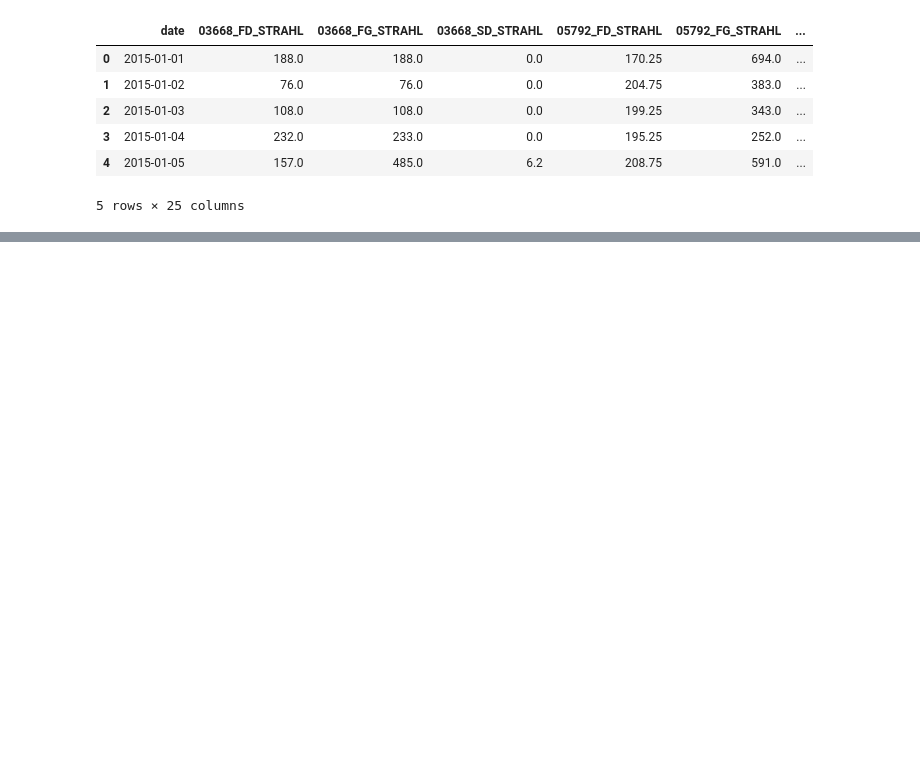
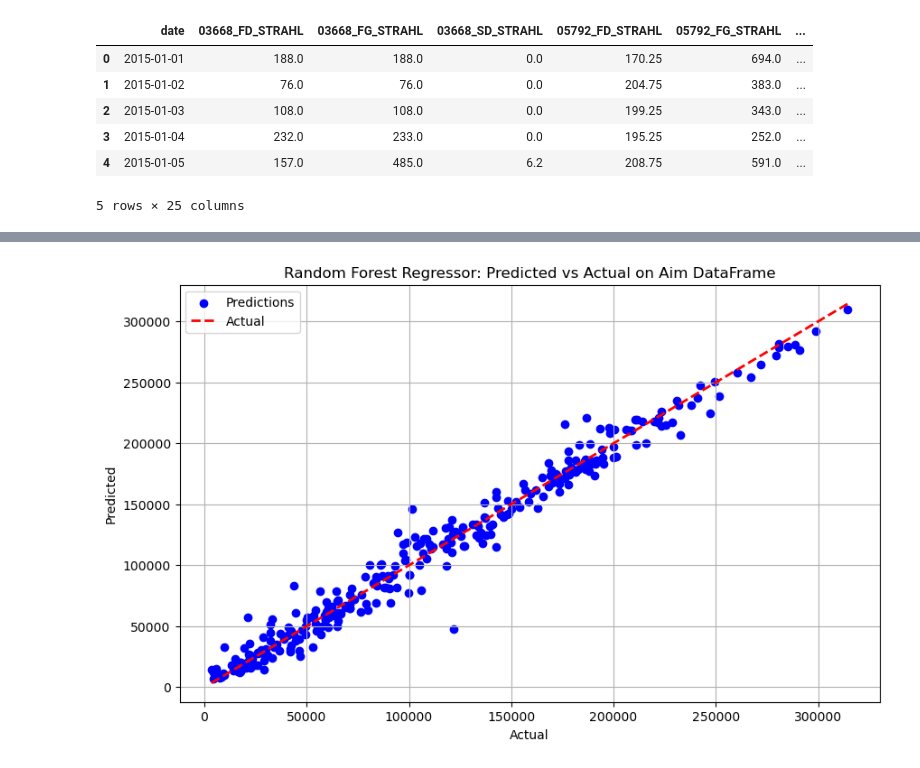
Before and after one commit to raminsdp/Energy_Production_data_repo, a Jupyter notebook: Jupyter_Notebooks/rm_Regressor_model.ipynb, the cells around one changed output, grey strips where cells are left out. Drawn from its saved outputs; the diff is of its cells as text; code cells hidden in the pictures; blank space fills up the shorter version.

```diff
--- a/Jupyter_Notebooks/rm_Regressor_model.ipynb
+++ b/Jupyter_Notebooks/rm_Regressor_model.ipynb
@@ -1433,3 +1400,13 @@ R^2 Score on Test Set: 0.8721510032445194
 # %%
 # PCA results demonstrated that pca step did not improve the model behaviour
 # features selection will be made as second step of modelling process
+features_selection = ['year','05705_SD_STRAHL','05856_SD_STRAHL','05705_FG_STRAHL','03668_SD_STRAHL','05404_SD_STRAHL','05856_FG_STRAHL',
+                      'Bruttoleistung_kumulativ', 'Nettoleistung_kumulativ','03668_FG_STRAHL','05404_FG_STRAHL']
+
+# instantiate features_train_eng and features_test_eng
+features_train_eng = features_train_processed[features_selection]
+features_test_eng = features_test_processed[features_selection]
+
+# instantiate features_aim_processed and features_aim_eng
+features_aim_processed = date(features_aim)
+features_aim_eng = features_aim_processed[features_selection]
@@ -1569,0 +1413,83 @@ plt.show()
+# %%
+# apply best model on features_selection
+def model_random_forest_best(features_train, target_train, features_test, target_test):
+    """
+    Train a Random Forest Regressor model using grid search and evaluate its performance.
+
+    Args:
+        features_train (pd.DataFrame): Training features DataFrame
+        target_train (pd.Series): Training target Series
+        features_test (pd.DataFrame): Test features DataFrame
+        target_test (pd.Series): Test target Series
+
+    Output:
+        Metric values for the trained Random Forest Regressor model with gridsearch on the test data set
+
+    """
+    # Instantiate Random Forest Regressor
+    model_rf = RandomForestRegressor(random_state=42)
+
+    # Define the parameter grid
+    search_space_grid = {
+        'n_estimators': [800, 1000, 1200],  # Number of trees in the forest
+        'max_depth': [None, 10, 20]  # Maximum depth of the tree
+    }
+
+    # Instantiate GridSearchCV
+    model_rf_grid = GridSearchCV(estimator=model_rf,
+                                 param_grid=search_space_grid,
+                                 scoring='neg_mean_absolute_error',
+                                 cv=5,
+                                 n_jobs=-1)
+
+    # Fit the grid search model
+    model_rf_grid.fit(features_train, target_train)
+
+    # Evaluate the model performance
+    target_test_pred_rf = model_rf_grid.predict(features_test)
+    mae_rf = mean_absolute_error(target_test, target_test_pred_rf)
+    mse_rf = mean_squared_error(target_test, target_test_pred_rf)
+    r2_rf = r2_score(target_test, target_test_pred_rf)
+
+    # Plot the predictions on test data
+    plt.figure(figsize=(10, 6))
+    plt.scatter(target_test, target_test_pred_rf, color='blue', label='Predictions')
+    plt.plot([target_test.min(), target_test.max()], [target_test.min(), target_test.max()], 'k--', lw=2, color='red', label='Actual')
+    plt.xlabel('Actual')
+    plt.ylabel('Predicted')
+    plt.title('Random Forest Regressor: Predicted vs Actual on Aim DataFrame')
+    plt.legend()
+    plt.grid(True)
+    plt.savefig('random_forest_best_model_predictions_aim.png',dpi=300)
+    plt.show()
+
+    # Get the best parameters from the grid search
+    best_params = model_rf_grid.best_params_
+
+    print('------------------')
+    print('Random Forest Model Metric Values on Aim DataFrame')
+    print('------------------')
+    print("Best Parameters:", best_params)
+
+    print("MAE on Aim DataFrame:", mae_rf)
+    print("MSE on Aim DataFrame:", mse_rf)
+    print("R^2 Score on Aim DataFrame:", r2_rf)
+
+    # Plot feature importances
+    feature_importances = model_rf_grid.best_estimator_.feature_importances_
+    feature_names = features_train.columns
+    importance_df = pd.DataFrame({'Features': feature_names, 'Importance': feature_importances})
+    importance_df = importance_df.sort_values(by='Importance', ascending=False)
+
+    plt.figure(figsize=(10, 6))
+    plt.barh(importance_df['Features'], importance_df['Importance'])
+    plt.xlabel('Importance')
+    plt.ylabel('Features')
+    plt.title('Features Importance')
+    plt.savefig('random_forest_Best_model_Features_Importance.png',dpi=300)
+    plt.show()
+
+# apply randomForestRegressor function on Train and Test Datasets
+model_random_forest_best(features_train_eng, target_train, features_test_eng, target_test)
+# %% [output]
+[figure, added]
```
Also changed, not shown: parts of 17 cells of this notebook.
